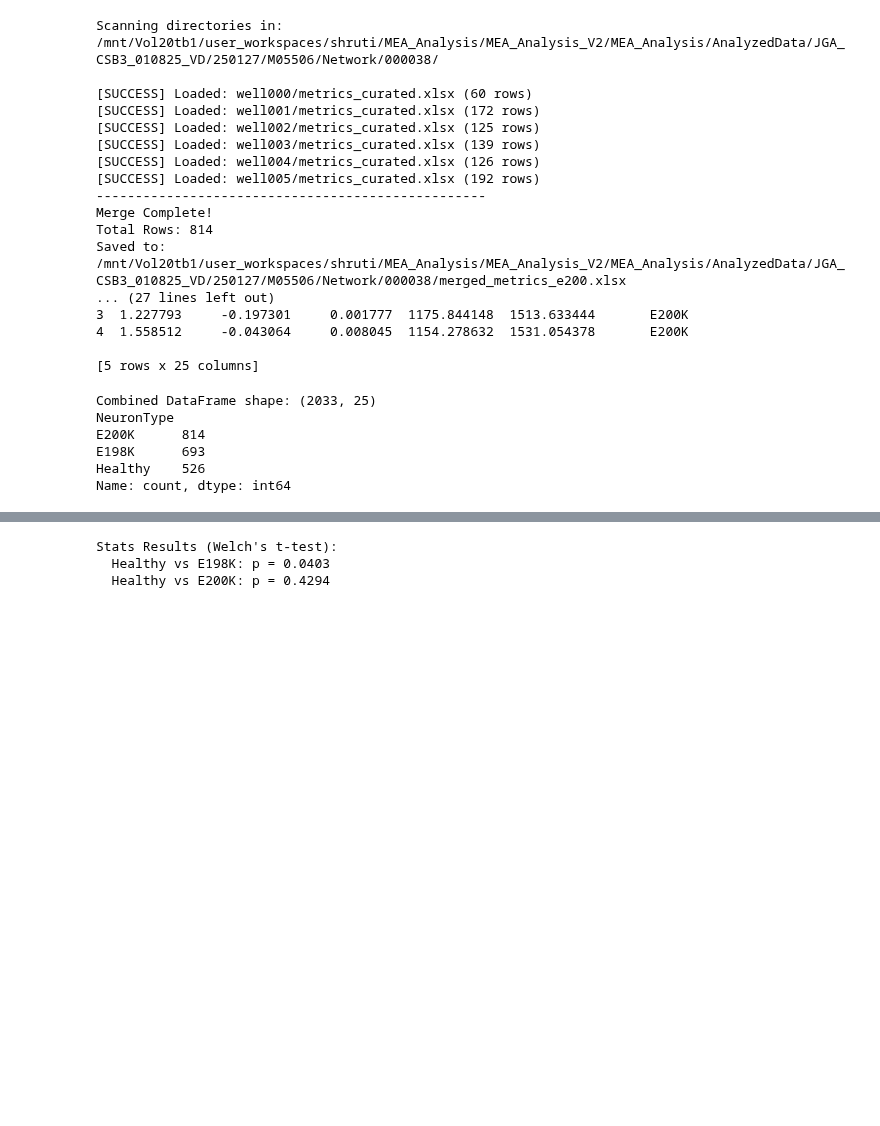
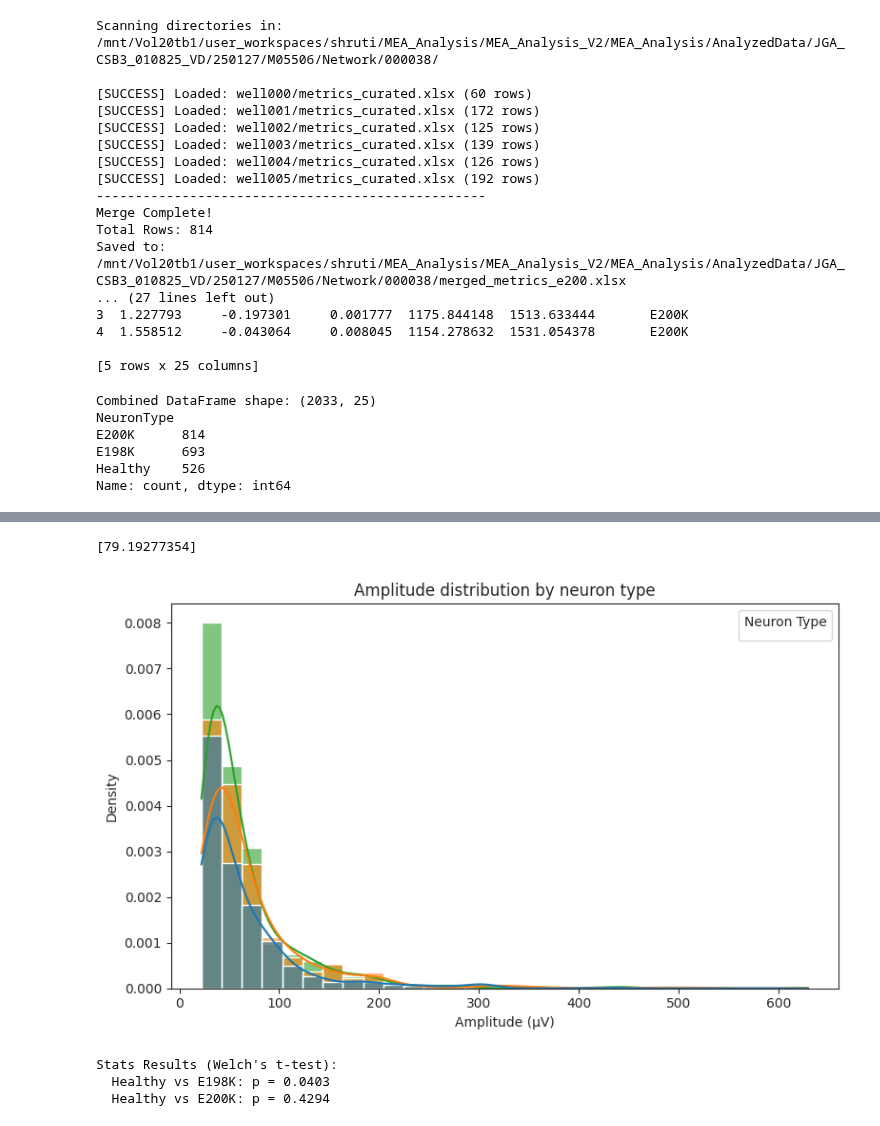
Before and after one commit to roybens/MEA_Analysis, a Jupyter notebook: IPNAnalysis/workbooks/plotSpikesortedIPNmetrics.ipynb, the cells around one changed output, grey strips where cells are left out. Cells and saved outputs as stored; diff of their text form; code cells hidden in the pictures; blank space fills up the shorter version.

```diff
--- a/IPNAnalysis/workbooks/plotSpikesortedIPNmetrics.ipynb
+++ b/IPNAnalysis/workbooks/plotSpikesortedIPNmetrics.ipynb
@@ -754,3 +863,54 @@ plt.show()
+# %%
+from sklearn.mixture import GaussianMixture
+import numpy as np
+
+# Fit 2-component GMM
+amps = df_all['amplitude_median_abs'].values.reshape(-1, 1)
+gmm = GaussianMixture(n_components=2, random_state=42)
+gmm.fit(amps)
+
+# Identify which component is "noise" (lower mean)
+means = gmm.means_.flatten()
+noise_component = np.argmin(means)
+
+# Predict cluster labels
+labels = gmm.predict(amps)
+
+# Keep only the "signal" cluster
+signal_component = np.argmax(means)
+df_curated = df_all[labels == signal_component]
+
+# Report threshold
+threshold_amp = gmm.means_[noise_component] + 2*np.sqrt(gmm.covariances_[noise_component][0,0])
+#print(f"Amplitude threshold (noise mean + 2): {threshold_amp:.1f} µV")
+print(threshold_amp)
+# %% [output]
+[79.19277354]
+# %%
+import seaborn as sns
+import matplotlib.pyplot as plt
+
+plt.figure(figsize=(8, 5))
+
+sns.histplot(
+    data=df_all,
+    x='amplitude_median_abs',
+    hue='NeuronType',
+    hue_order=['Healthy', 'E198K', 'E200K'],  # Ensure consistent order
+    bins=30,
+    alpha=0.6,          # transparency so you can see overlap
+    kde=True,           # optional: add density curve
+    stat='density'      # optional: normalize to probability density
+)
+
+plt.xlabel('Amplitude (µV)')
+plt.ylabel('Density')
+plt.title('Amplitude distribution by neuron type')
+plt.legend(title='Neuron Type')
+plt.tight_layout()
+plt.show()
+# %% [output]
+[figure, added]
 # %%
 import seaborn as sns
 import matplotlib.pyplot as plt
```
Also changed, not shown: parts of 8 cells of this notebook, 2 other files.
